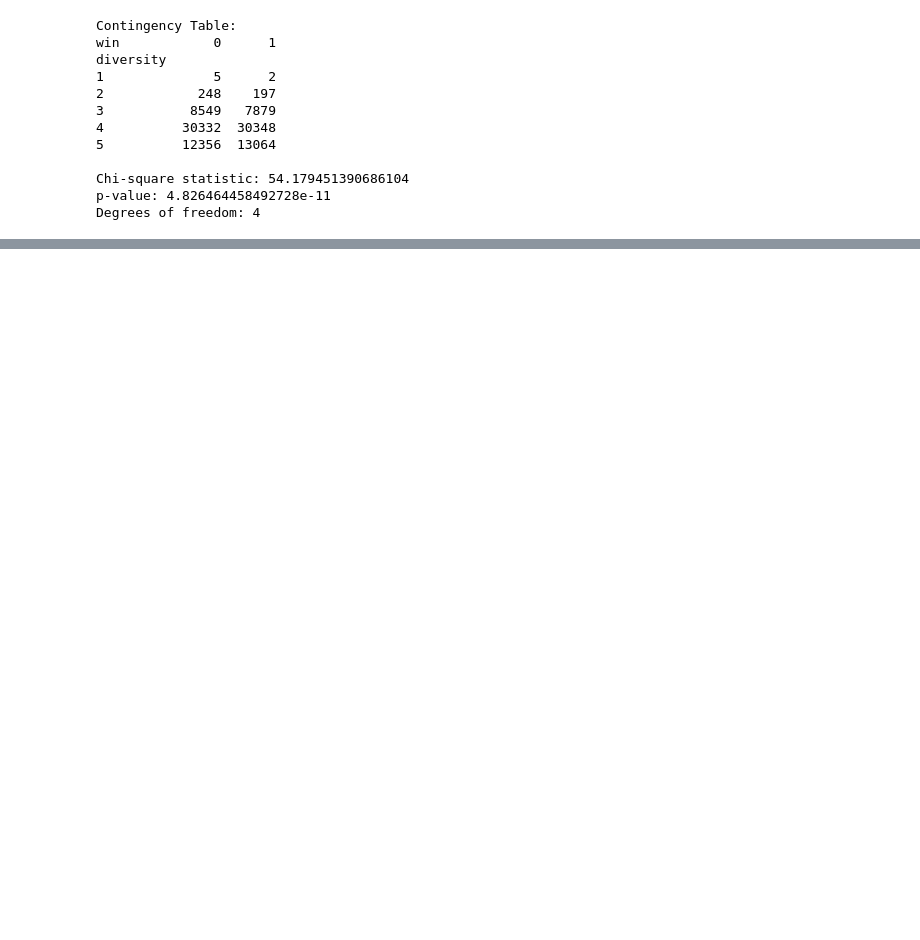
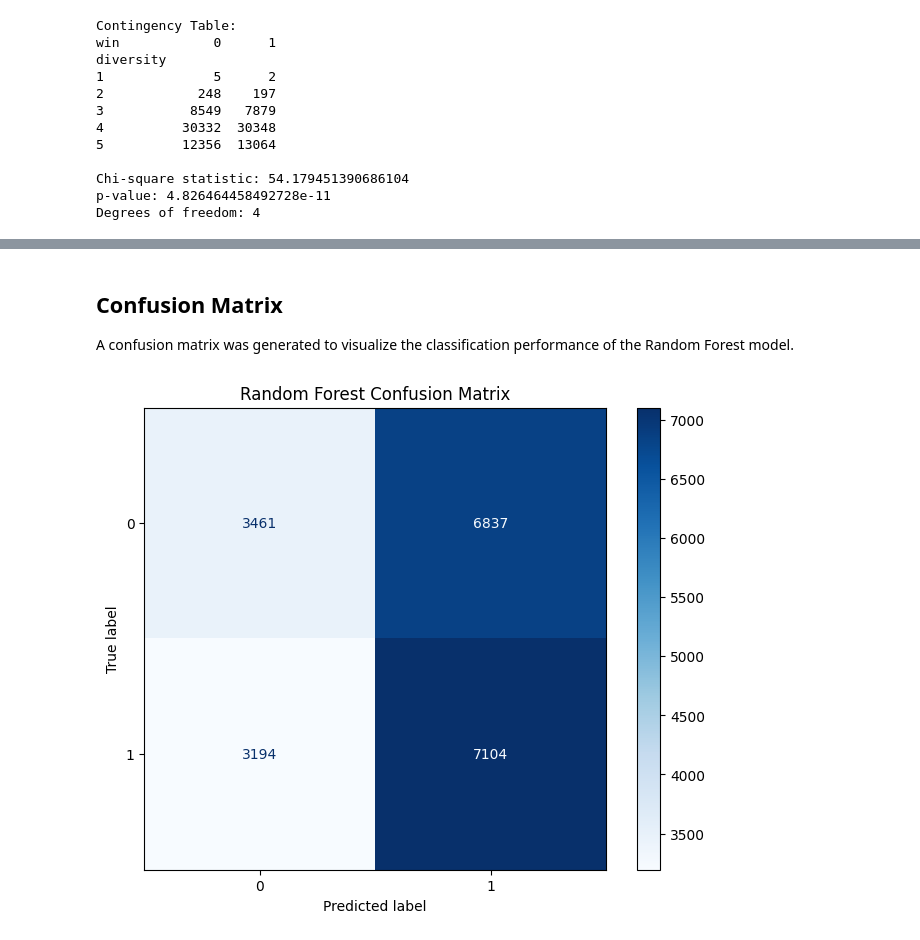
Before and after one commit to aysecamli9/DSA210-Project, a Jupyter notebook: Notebook/DSA_210_Project_Data_Analysis.ipynb, the cells around one changed output, grey strips where cells are left out. Saved outputs shown, nothing was run; the diff lists cells and outputs as text; code cells hidden in the pictures; blank space fills up the shorter version.

```diff
--- a/Notebook/DSA_210_Project_Data_Analysis.ipynb
+++ b/Notebook/DSA_210_Project_Data_Analysis.ipynb
@@ -686,0 +710,20 @@ Mean CV Accuracy: 0.5167
+# %%
+from sklearn.ensemble import RandomForestClassifier
+
+rf_model = RandomForestClassifier(
+    n_estimators=100,
+    max_depth=10,
+    random_state=42
+)
+
+rf_model.fit(X_train, y_train)
+
+train_acc = rf_model.score(X_train, y_train)
+test_acc = rf_model.score(X_test, y_test)
+
+print(f"\n=== Random Forest Check ===")
+print(f"Train Accuracy: {train_acc:.4f}")
+print(f"Test Accuracy: {test_acc:.4f}")
+
+if train_acc - test_acc > 0.1:
+    print("Warning: Potential overfitting detected.")
@@ -686,0 +766,23 @@ Mean CV Accuracy: 0.5167
+# %% [markdown]
+## Confusion Matrix
+
+A confusion matrix was generated to visualize the classification performance of the Random Forest model.
+# %%
+from sklearn.metrics import ConfusionMatrixDisplay
+import matplotlib.pyplot as plt
+
+fig, ax = plt.subplots(figsize=(8, 6))
+
+ConfusionMatrixDisplay.from_estimator(
+    rf_model,
+    X_test,
+    y_test,
+    cmap='Blues',
+    ax=ax
+)
+
+plt.title("Random Forest Confusion Matrix")
+
+plt.show()
+# %% [output]
+[figure, added]
```
Also changed, not shown: parts of 88 cells of this notebook.
